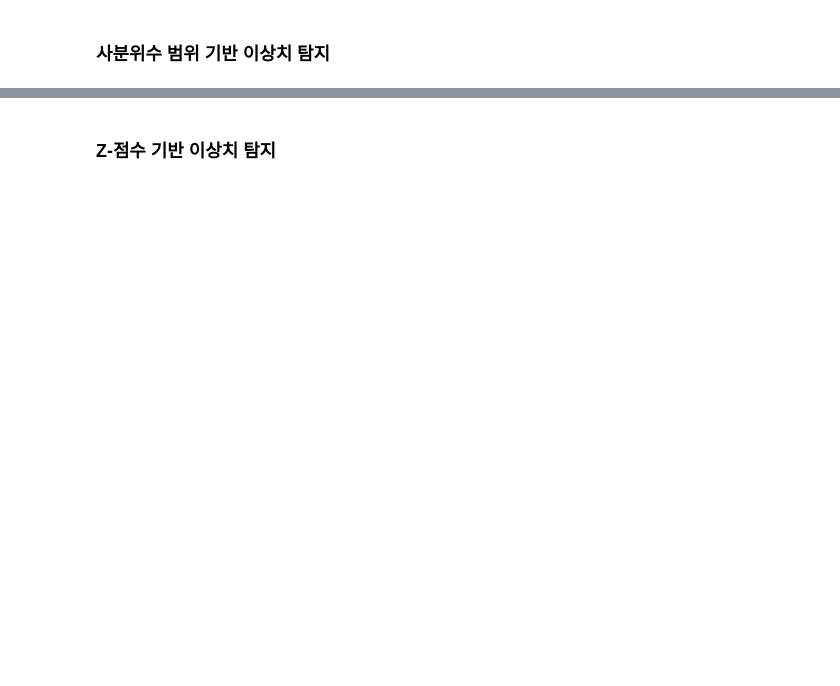
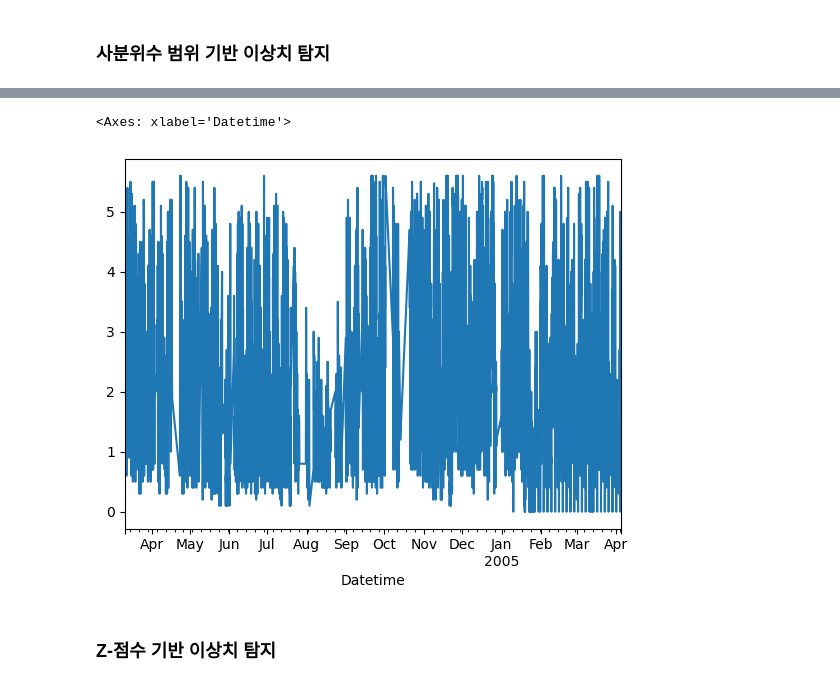
Before and after one commit to hyunssii/sh320-data-engineering, a Jupyter notebook: data_engineering/ex13_outlier_detection.ipynb, the cells around one changed output, grey strips where cells are left out. Saved outputs shown, nothing was run; the diff lists cells and outputs as text; code cells hidden in the pictures; blank space fills up the shorter version.

```diff
--- a/data_engineering/ex13_outlier_detection.ipynb
+++ b/data_engineering/ex13_outlier_detection.ipynb
@@ -80,6 +128,6 @@ co
 # %%
 # [+] IQR, 상한(upper_fence), 하한(lower_fence)
-iqr = ...
-upper_fence = ...
-lower_fence = ...
+iqr = q3-q1
+upper_fence = q3 + 1.5*iqr
+lower_fence = q1 - 1.5*iqr
 print(iqr, upper_fence, lower_fence)
@@ -86,4 +136,4 @@ print(iqr, upper_fence, lower_fence)
 # %%
 # [+] 이상치 선택
-outliers = ...
+outliers = co.loc[(co > upper_fence) | (co < 0)]
 outliers
@@ -90,4 +154,4 @@ outliers
 # %%
 # [+] 이상치 여부 마스킹
-mask = ...
+mask = co.index.isin(outliers.index)
 mask[:50]
@@ -101,5 +175,5 @@ plt.legend(loc='best')
 # %%
 # [+] 이상치 제거
 co_refined = co.copy()
-...
+co_refined[mask] = np.NaN
 co_refined[mask]
@@ -106,7 +194,10 @@ co_refined[mask]
 # %%
 # [+] 제거된 이상치에 대한 대치: 선형보간
-...
+co_refined.interpolate(inplace=True)
 co_refined.plot()
+# %% [output]
+<Axes: xlabel='Datetime'>
+[figure, added]
 # %% [markdown]
 ### **Z-점수 기반 이상치 탐지**
 # %%
```
Also changed, not shown: parts of 22 cells of this notebook, 1 other file.
